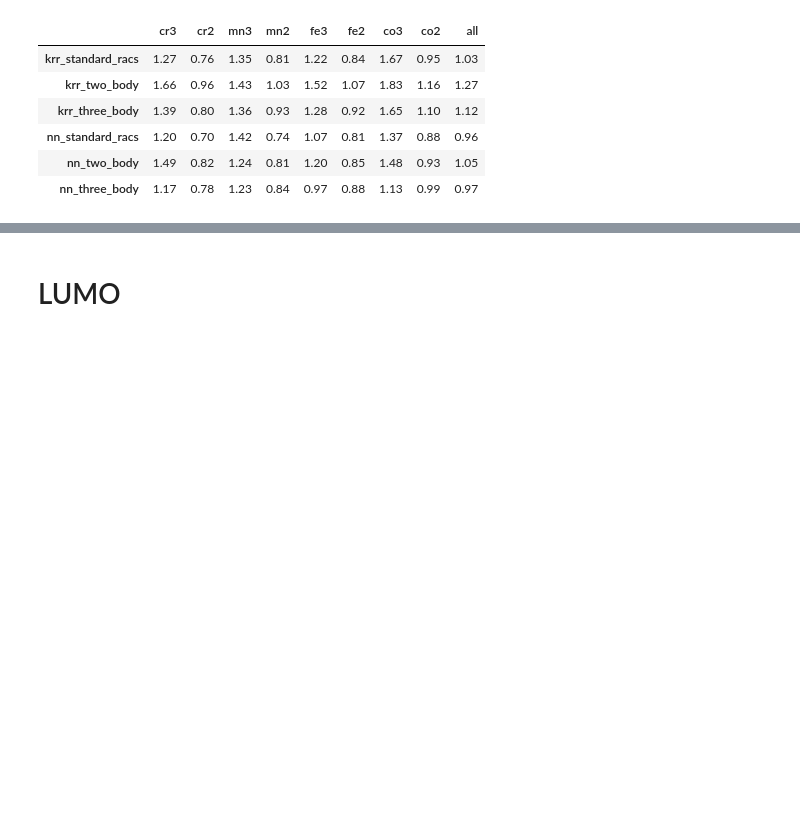
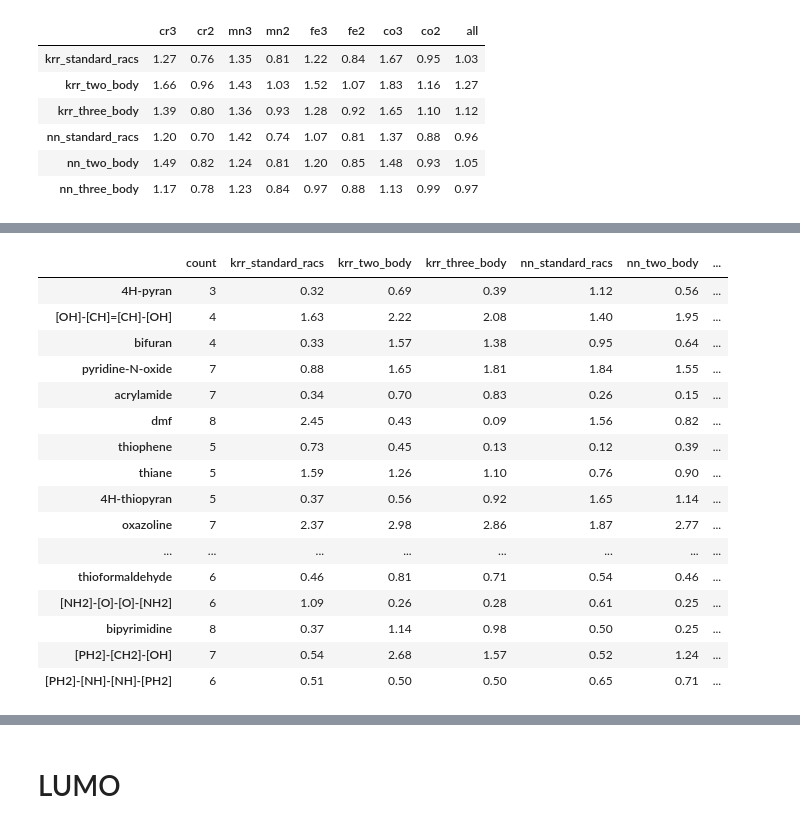
Before and after one commit to hjkgrp/many_body_ml, a Jupyter notebook: scripts_and_notebooks/scoring/model_scores_orbitals.ipynb, the cells around one changed output, grey strips where cells are left out. Saved outputs shown, nothing was run; the diff lists cells and outputs as text; code cells hidden in the pictures; blank space fills up the shorter version.

```diff
--- a/scripts_and_notebooks/scoring/model_scores_orbitals.ipynb
+++ b/scripts_and_notebooks/scoring/model_scores_orbitals.ipynb
@@ -209,0 +365,20 @@ metal_dependence("ligand_test", mean_absolute_error, transformation=homo_both).r
+# %%
+ligand_dependence(mean_absolute_error, transformation=homo_both).round(2)
+# %% [output]
+|  | count | krr_standard_racs | krr_two_body | krr_three_body | nn_standard_racs | nn_two_body | ... |
+| 4H-pyran | 3 | 0.32 | 0.69 | 0.39 | 1.12 | 0.56 | ... |
+| [OH]-[CH]=[CH]-[OH] | 4 | 1.63 | 2.22 | 2.08 | 1.40 | 1.95 | ... |
+| bifuran | 4 | 0.33 | 1.57 | 1.38 | 0.95 | 0.64 | ... |
+| pyridine-N-oxide | 7 | 0.88 | 1.65 | 1.81 | 1.84 | 1.55 | ... |
+| acrylamide | 7 | 0.34 | 0.70 | 0.83 | 0.26 | 0.15 | ... |
+| dmf | 8 | 2.45 | 0.43 | 0.09 | 1.56 | 0.82 | ... |
+| thiophene | 5 | 0.73 | 0.45 | 0.13 | 0.12 | 0.39 | ... |
+| thiane | 5 | 1.59 | 1.26 | 1.10 | 0.76 | 0.90 | ... |
+| 4H-thiopyran | 5 | 0.37 | 0.56 | 0.92 | 1.65 | 1.14 | ... |
+| oxazoline | 7 | 2.37 | 2.98 | 2.86 | 1.87 | 2.77 | ... |
+| ... | ... | ... | ... | ... | ... | ... | ... |
+| thioformaldehyde | 6 | 0.46 | 0.81 | 0.71 | 0.54 | 0.46 | ... |
+| [NH2]-[O]-[O]-[NH2] | 6 | 1.09 | 0.26 | 0.28 | 0.61 | 0.25 | ... |
+| bipyrimidine | 8 | 0.37 | 1.14 | 0.98 | 0.50 | 0.25 | ... |
+| [PH2]-[CH2]-[OH] | 7 | 0.54 | 2.68 | 1.57 | 0.52 | 1.24 | ... |
+| [PH2]-[NH]-[NH]-[PH2] | 6 | 0.51 | 0.50 | 0.50 | 0.65 | 0.71 | ... |
```
Also changed, not shown: parts of 23 cells of this notebook.
